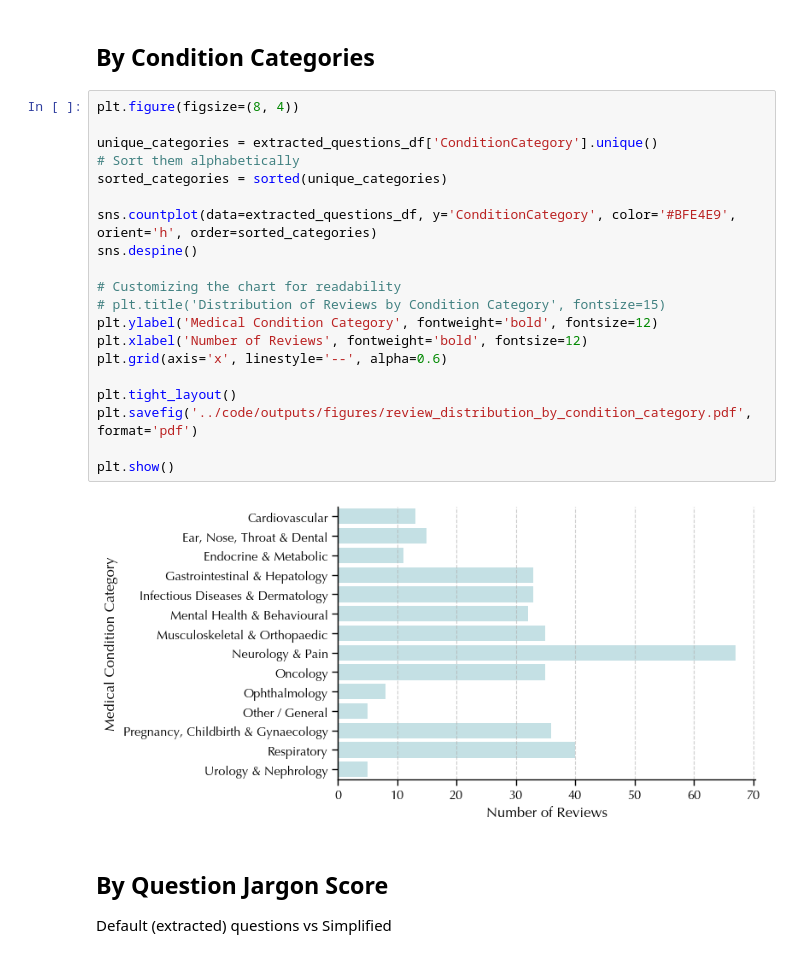
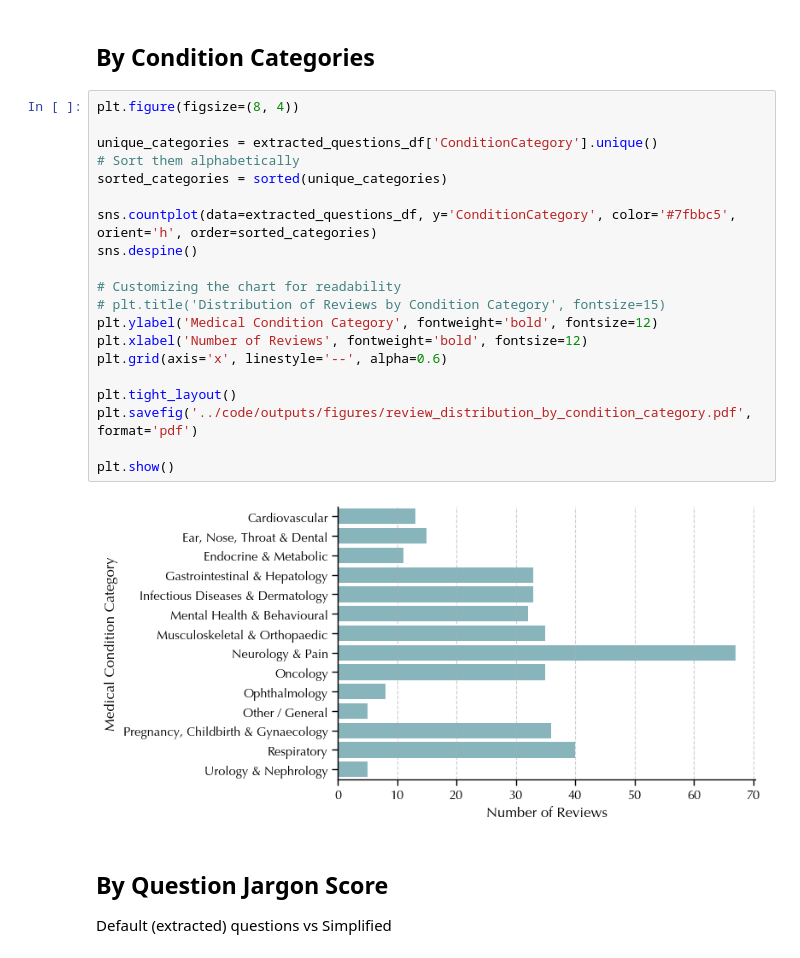
Before and after one commit to hyesunyun/LLMHealthFramingEffect, a Jupyter notebook: data/generate_data_stats_figures.ipynb, the cells around one changed output. Drawn from its saved outputs; the diff is of its cells as text.

```diff
--- a/data/generate_data_stats_figures.ipynb
+++ b/data/generate_data_stats_figures.ipynb
@@ -70,25 +70,25 @@ plt.show()
 # %%
 plt.figure(figsize=(8, 4))
 
 unique_categories = extracted_questions_df['ConditionCategory'].unique()
 # Sort them alphabetically
 sorted_categories = sorted(unique_categories)
 
-sns.countplot(data=extracted_questions_df, y='ConditionCategory', color='#BFE4E9', orient='h', order=sorted_categories)
+sns.countplot(data=extracted_questions_df, y='ConditionCategory', color='#7fbbc5', orient='h', order=sorted_categories)
 sns.despine()
 
 # Customizing the chart for readability
 # plt.title('Distribution of Reviews by Condition Category', fontsize=15)
 plt.ylabel('Medical Condition Category', fontweight='bold', fontsize=12)
 plt.xlabel('Number of Reviews', fontweight='bold', fontsize=12)
 plt.grid(axis='x', linestyle='--', alpha=0.6)
 
 plt.tight_layout()
 plt.savefig('../code/outputs/figures/review_distribution_by_condition_category.pdf', format='pdf')
 
 plt.show()
 # %% [output]
-[figure, old version]
+[figure, new version]
 # %% [markdown]
 ## By Question Jargon Score
 
```
Also changed, not shown: parts of 3 cells of this notebook.
